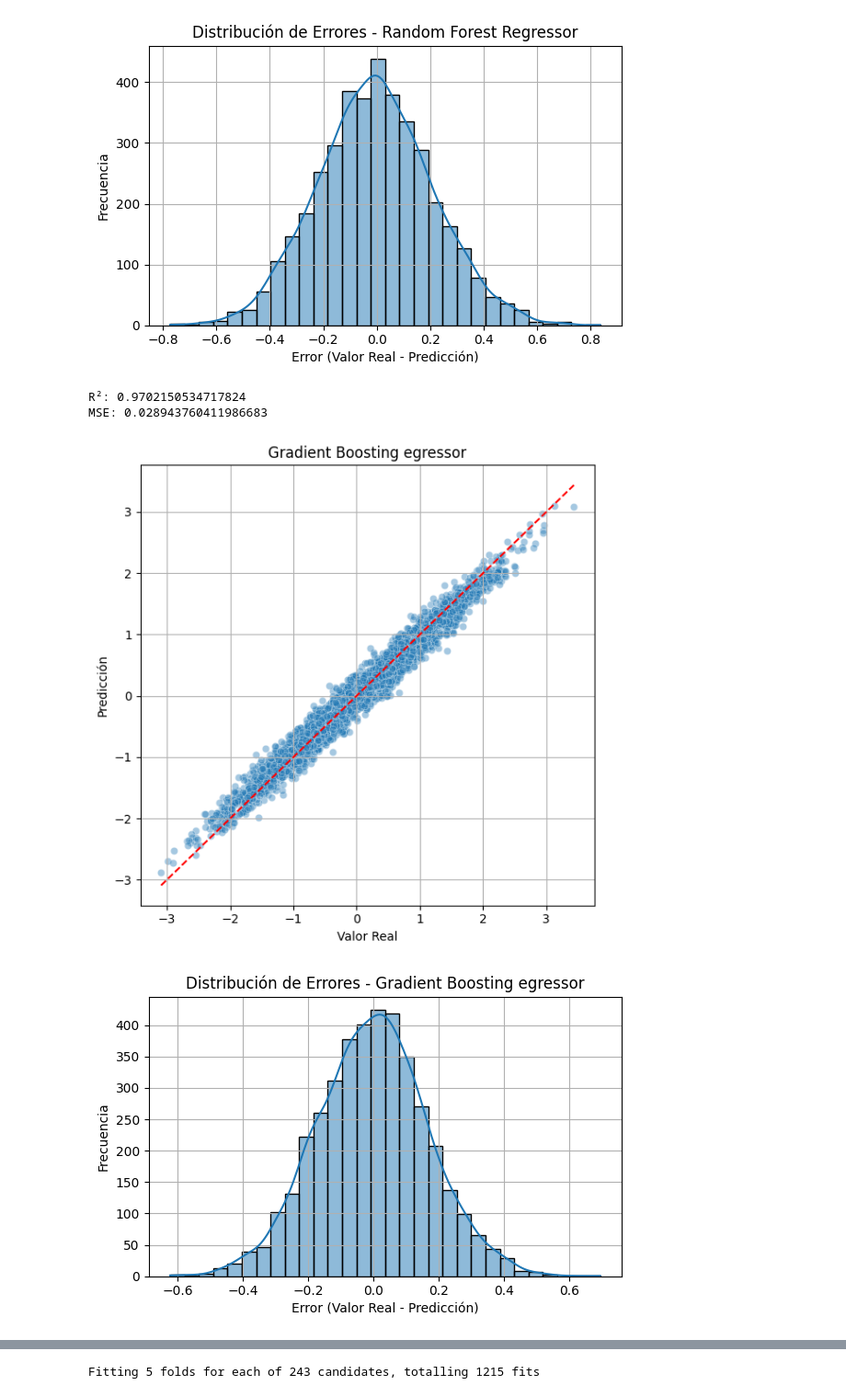
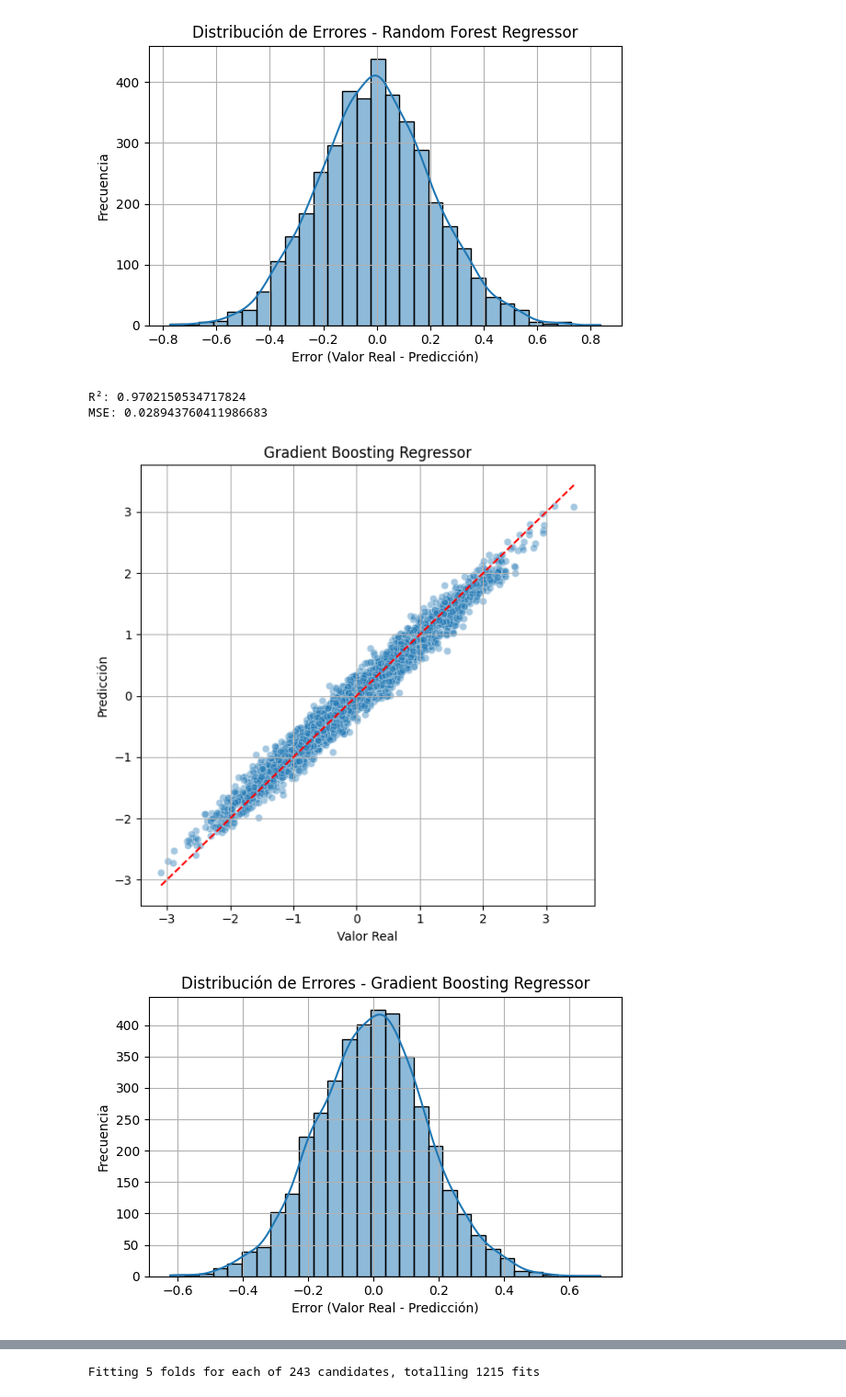
Before and after one commit to Federico-Vichachi/brain-tumor-analysis, a Jupyter notebook: notebooks/04_model_training.ipynb, the cells around one changed output, grey strips where cells are left out. Shown at 92% size. Cells and saved outputs as stored; diff of their text form; code cells hidden in the pictures.

```diff
--- a/notebooks/04_model_training.ipynb
+++ b/notebooks/04_model_training.ipynb
@@ -80,15 +102,15 @@ MSE: 0.045967376307660346
 # %%
 gbr = GradientBoostingRegressor(random_state=42)
 gbr.fit(X_train, y_train)
 y_pred = gbr.predict(X_test)
 
 print("R²:", r2_score(y_test, y_pred))
 print("MSE:", mean_squared_error(y_test, y_pred))
 
-plot_real_vs_pred(y_test, y_pred, "Gradient Boosting egressor")
-plot_error_distribution(y_test, y_pred, "Gradient Boosting egressor")
+plot_real_vs_pred(y_test, y_pred, "Gradient Boosting Regressor")
+plot_error_distribution(y_test, y_pred, "Gradient Boosting Regressor")
 # %% [output]
 R²: 0.9702150534717824
 MSE: 0.028943760411986683
-[figure, old version]
+[figure, new version]
-[figure, old version]
+[figure, new version]
```
Also changed, not shown: parts of 8 cells of this notebook.
